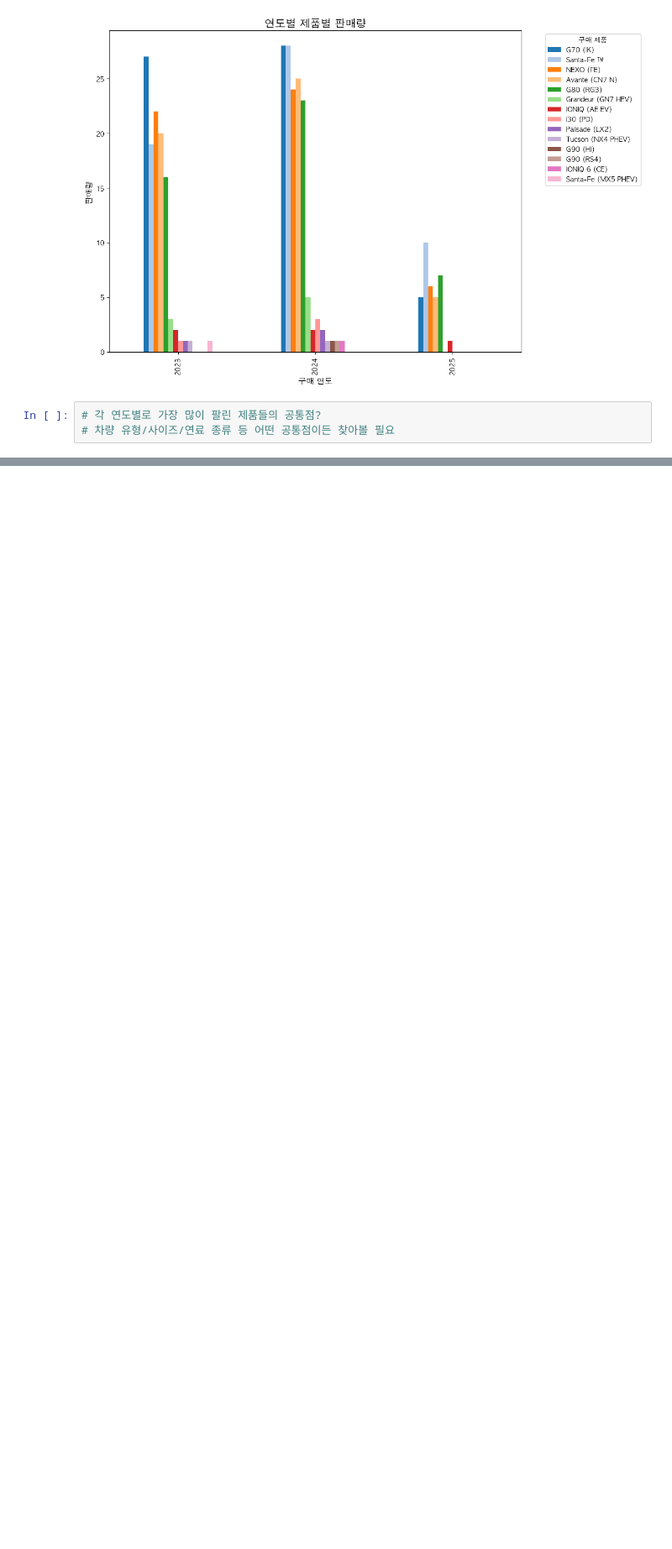
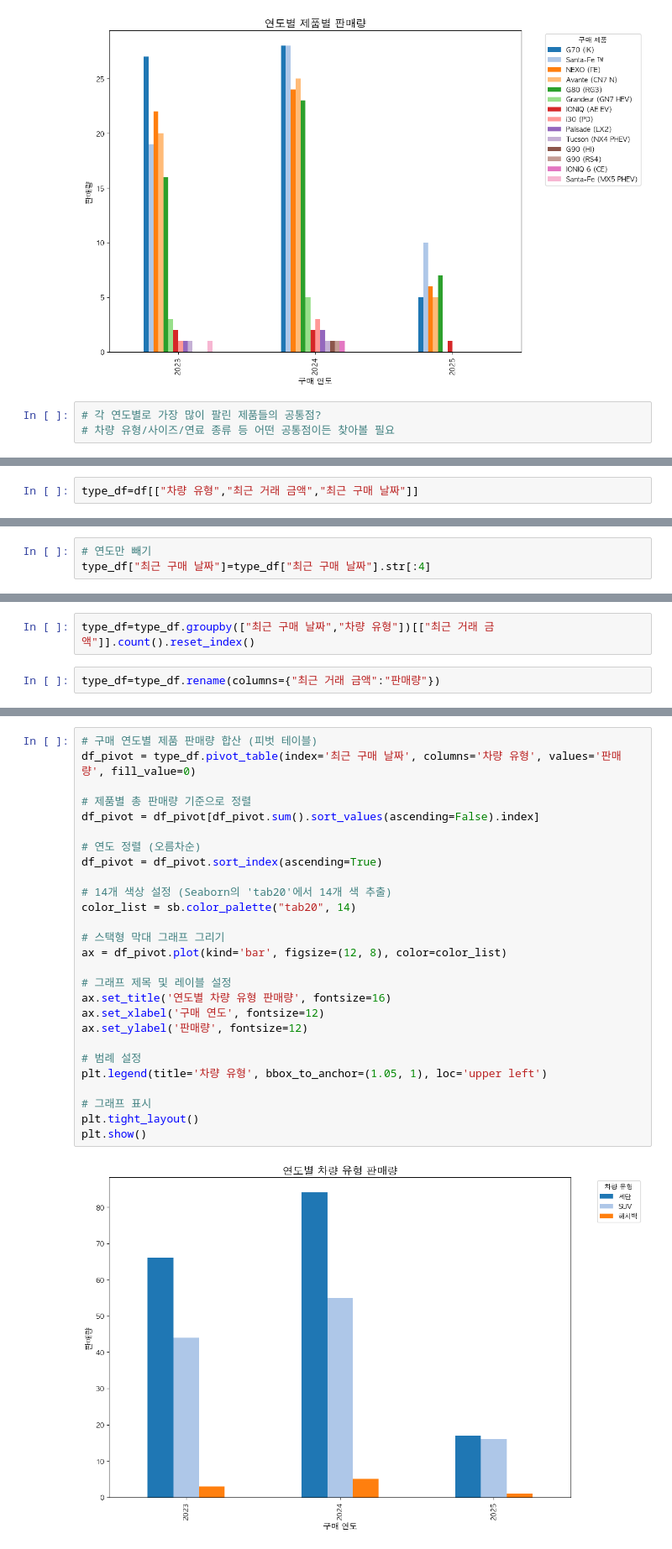
Before and after one commit to codekookiz/mini-project-1, a Jupyter notebook: data_analysis/car_category_year.ipynb, the cells around one changed output, grey strips where cells are left out. Shown: that part at 84% size. Drawn from its saved outputs; the diff is of its cells as text; blank space fills up the shorter version.

```diff
--- a/data_analysis/car_category_year.ipynb
+++ b/data_analysis/car_category_year.ipynb
@@ -139,0 +142,2 @@ plt.show()
+# %%
+type_df=df[["차량 유형","최근 거래 금액","최근 구매 날짜"]]
@@ -139,0 +161,3 @@ plt.show()
+# %%
+# 연도만 빼기
+type_df["최근 구매 날짜"]=type_df["최근 구매 날짜"].str[:4]
@@ -139,0 +170,4 @@ plt.show()
+# %%
+type_df=type_df.groupby(["최근 구매 날짜","차량 유형"])[["최근 거래 금액"]].count().reset_index()
+# %%
+type_df=type_df.rename(columns={"최근 거래 금액":"판매량"})
@@ -139,0 +187,29 @@ plt.show()
+# %%
+# 구매 연도별 제품 판매량 합산 (피벗 테이블)
+df_pivot = type_df.pivot_table(index='최근 구매 날짜', columns='차량 유형', values='판매량', fill_value=0)
+
+# 제품별 총 판매량 기준으로 정렬
+df_pivot = df_pivot[df_pivot.sum().sort_values(ascending=False).index]
+
+# 연도 정렬 (오름차순)
+df_pivot = df_pivot.sort_index(ascending=True)
+
+# 14개 색상 설정 (Seaborn의 'tab20'에서 14개 색 추출)
+color_list = sb.color_palette("tab20", 14)
+
+# 스택형 막대 그래프 그리기
+ax = df_pivot.plot(kind='bar', figsize=(12, 8), color=color_list)
+
+# 그래프 제목 및 레이블 설정
+ax.set_title('연도별 차량 유형 판매량', fontsize=16)
+ax.set_xlabel('구매 연도', fontsize=12)
+ax.set_ylabel('판매량', fontsize=12)
+
+# 범례 설정
+plt.legend(title='차량 유형', bbox_to_anchor=(1.05, 1), loc='upper left')
+
+# 그래프 표시
+plt.tight_layout()
+plt.show()
+# %% [output]
+[figure, added]
```
Also changed, not shown: parts of 17 cells of this notebook, 1 other file.
